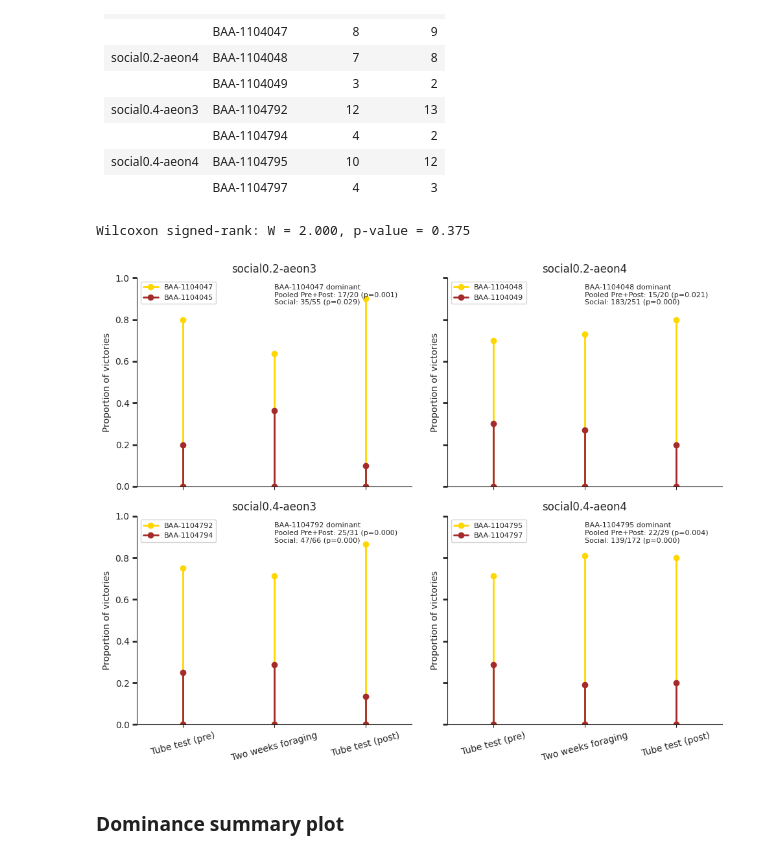
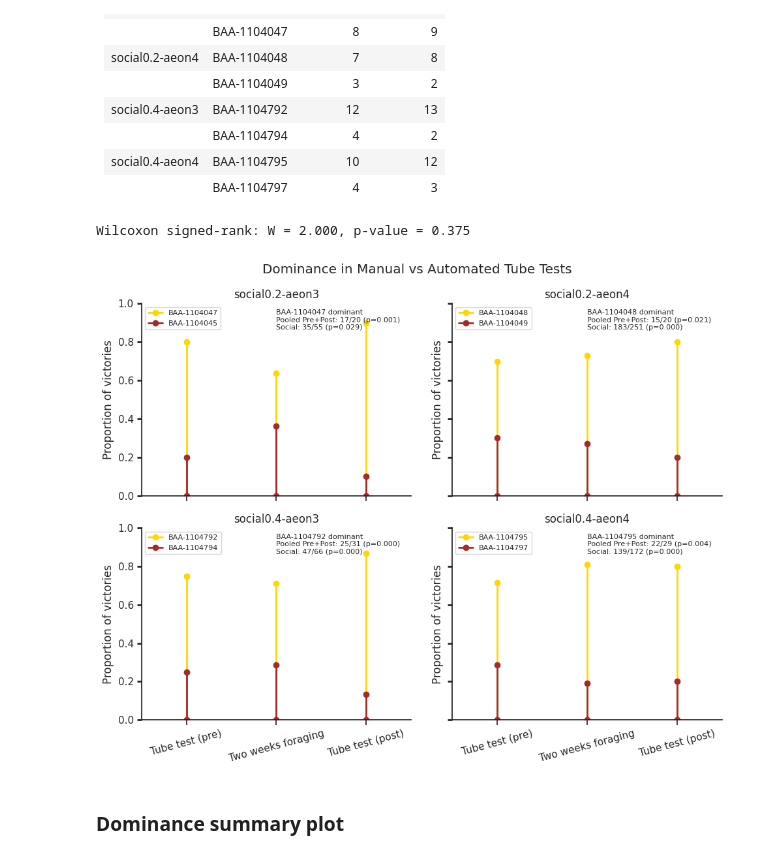
Before and after one commit to SainsburyWellcomeCentre/aeon_docs, a Jupyter notebook: src/user/how_to/social_analysis1_static.ipynb, the cells around one changed output. Cells and saved outputs as stored; diff of their text form; code cells hidden in the pictures.

```diff
--- a/src/user/how_to/social_analysis1_static.ipynb
+++ b/src/user/how_to/social_analysis1_static.ipynb
@@ -1185,35 +1185,35 @@ for i, experiment in enumerate(experiments):
                 label=subj if row["Phase"] == "pre" else "",
                 linewidth=2,
             )
     ax.set_title(experiment)
     ax.set_xticks(x_positions)
     ax.set_xticklabels(x_labels, rotation=15)
     ax.set_xlim(-0.5, 2.5)
     ax.set_ylim(0, 1)
     ax.set_ylabel("Proportion of victories")
     ax.spines["top"].set_visible(False)
     ax.spines["right"].set_visible(False)
     ax.tick_params(axis="y", direction="out", length=5, width=2)
     # Add annotation
     _, annotation = annotations[i]
     ax.text(
         0.5,
         0.97,
         annotation,
         transform=ax.transAxes,
         fontsize=8,
         verticalalignment="top",
     )
     # Add legend per subplot
     handles, labels = ax.get_legend_handles_labels()
     by_label = dict(zip(labels, handles))
     ax.legend(by_label.values(), by_label.keys(), fontsize=8, loc="upper left")
-
+plt.suptitle("Dominance in Manual vs Automated Tube Tests")
 plt.tight_layout()
 plt.show()
 # %% [output]
 Wilcoxon signed-rank: W = 2.000, p-value = 0.375
-[figure, old version]
+[figure, new version]
 # %% [markdown]
 ### Dominance summary plot
 # %%
```
Also changed, not shown: parts of 9 cells of this notebook.
